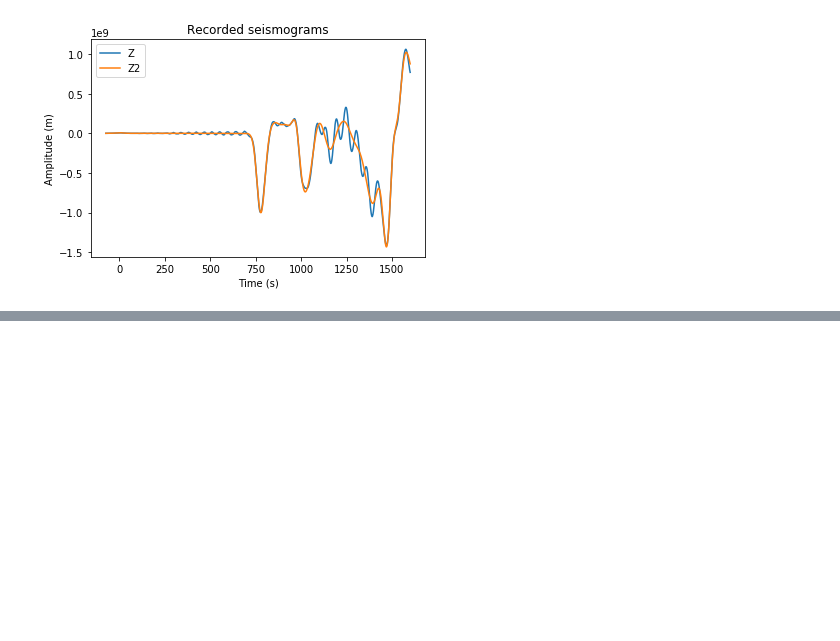
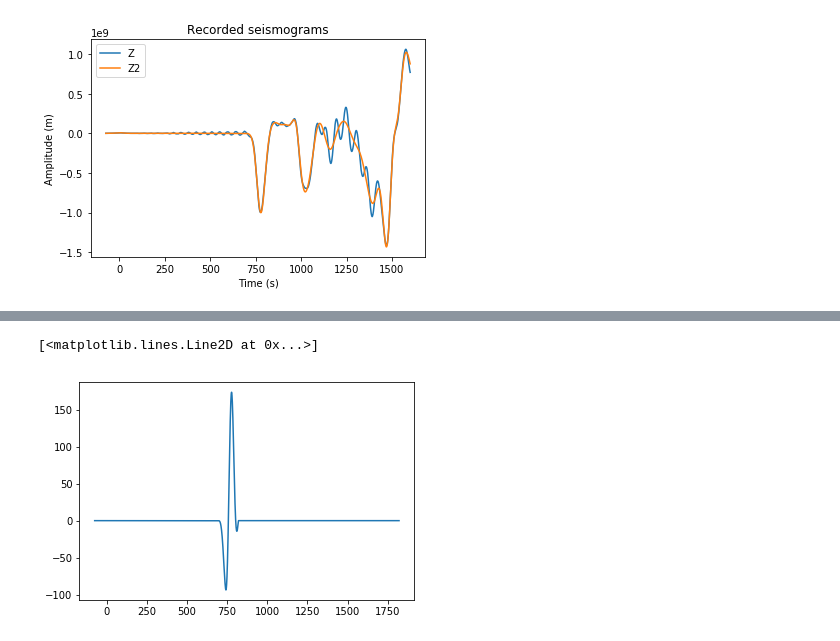
Before and after one commit to AlexSzen/private_Axisem3D, a Jupyter notebook: AxiSEM3D/python_scripts/plot_seismograms_netcdf.ipynb, the cells around one changed output, grey strips where cells are left out. Cells and saved outputs as stored; diff of their text form; code cells hidden in the pictures; blank space fills up the shorter version.

```diff
--- a/AxiSEM3D/python_scripts/plot_seismograms_netcdf.ipynb
+++ b/AxiSEM3D/python_scripts/plot_seismograms_netcdf.ipynb
@@ -132,0 +183,5 @@ plt.legend(['Filtered Z', 'Filtered Z2', 'Z'])
+# %%
+plt.plot(seis_adj_specfem[:,0],seis_adj_specfem[:,1])
+# %% [output]
+[<matplotlib.lines.Line2D at 0x...>]
+[figure, added]
```
Also changed, not shown: parts of 14 cells of this notebook, 4 other files.
